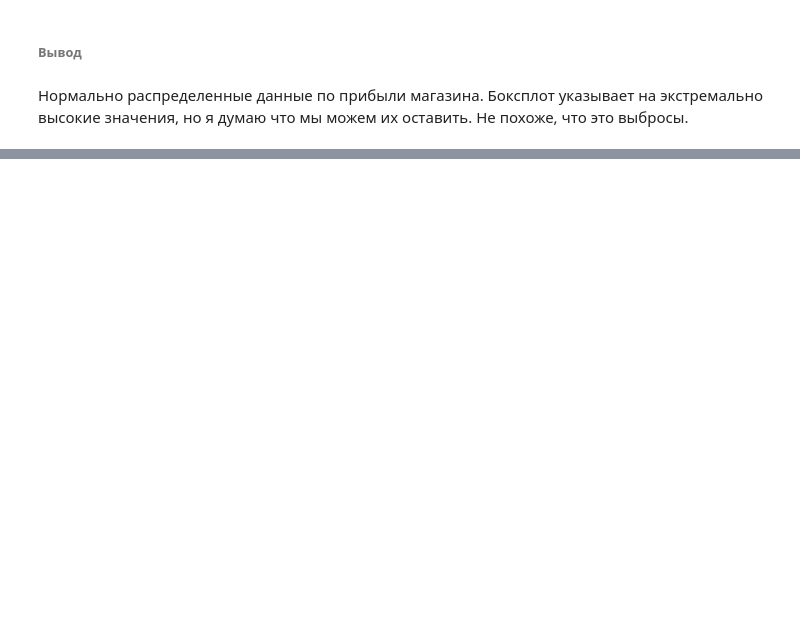
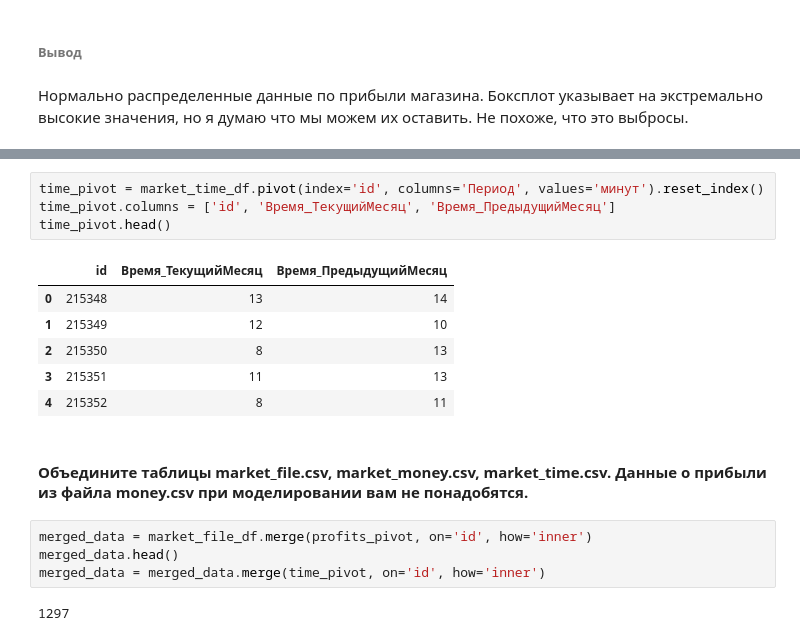
Before and after one commit to Tarasusrus/OnceClipShop, a Jupyter notebook: OneClickShop.ipynb, the cells around one changed output, grey strips where cells are left out. Cells and saved outputs as stored; diff of their text form; blank space fills up the shorter version.

```diff
--- a/OneClickShop.ipynb
+++ b/OneClickShop.ipynb
@@ -458,0 +484,19 @@ three_month_clients.describe()
+# %%
+time_pivot = market_time_df.pivot(index='id', columns='Период', values='минут').reset_index()
+time_pivot.columns = ['id', 'Время_ТекущийМесяц', 'Время_ПредыдущийМесяц']
+time_pivot.head()
+# %% [output]
+|  | id | Время_ТекущийМесяц | Время_ПредыдущийМесяц |
+| 0 | 215348 | 13 | 14 |
+| 1 | 215349 | 12 | 10 |
+| 2 | 215350 | 8 | 13 |
+| 3 | 215351 | 11 | 13 |
+| 4 | 215352 | 8 | 11 |
+# %% [markdown]
+####  Объедините таблицы market_file.csv, market_money.csv, market_time.csv. Данные о прибыли из файла money.csv при моделировании вам не понадобятся.
+# %%
+merged_data = market_file_df.merge(profits_pivot, on='id', how='inner')
+merged_data.head()
+merged_data = merged_data.merge(time_pivot, on='id', how='inner')
+# %% [output]
+1297
```
Also changed, not shown: parts of 15 cells of this notebook.
